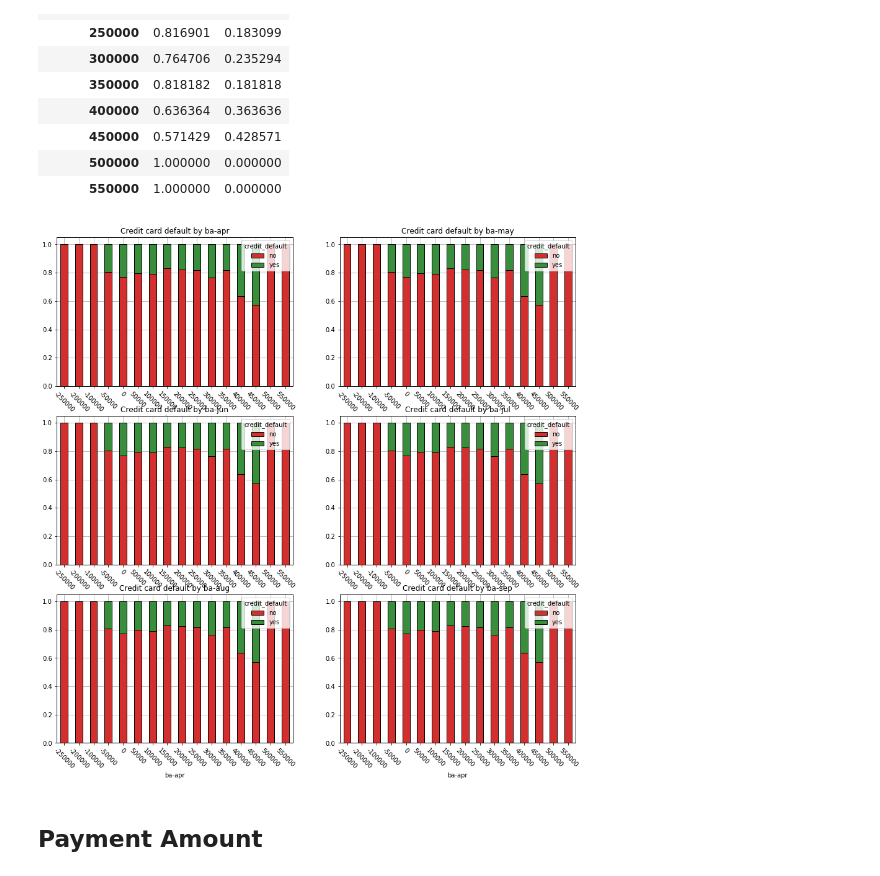
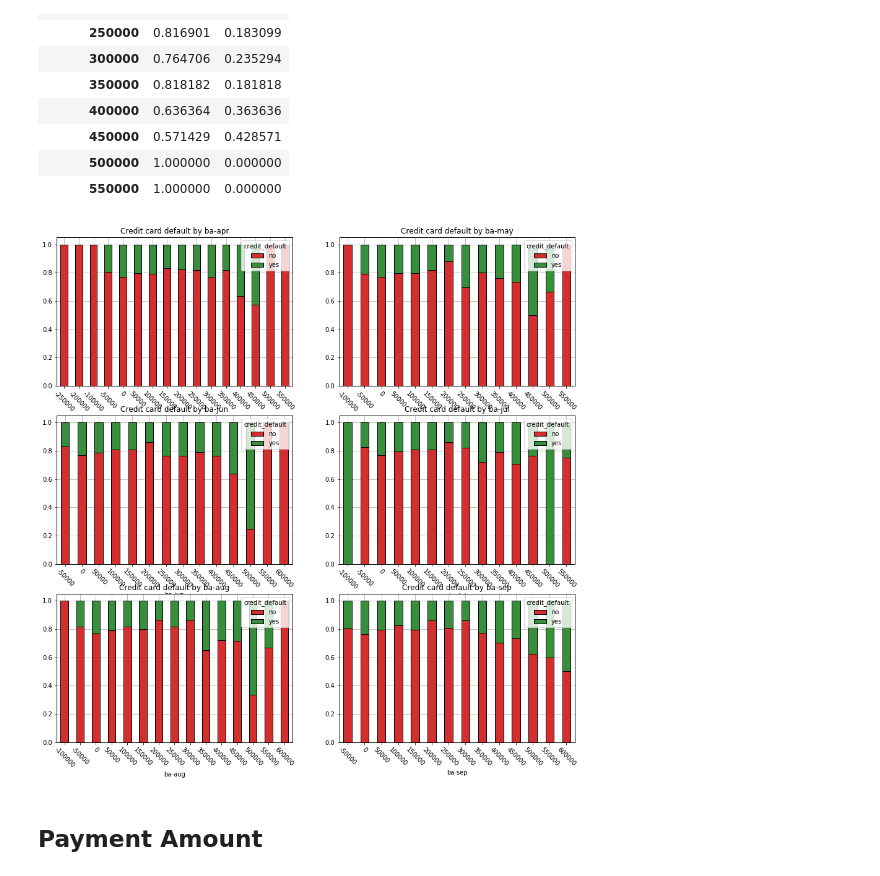
Before and after one commit to GaspareG/Unipi-Data-Mining, a Jupyter notebook: notebook/CardCardDefault.ipynb, the cells around one changed output. Cells and saved outputs as stored; diff of their text form; code cells hidden in the pictures.

```diff
--- a/notebook/CardCardDefault.ipynb
+++ b/notebook/CardCardDefault.ipynb
@@ -578,0 +575,16 @@ ps_default[0]
+# %%
+# Set up a grid of plots
+fig = plt.figure(figsize=(15, 15))
+fig_dims = (3, 2)
+
+for i in range(0, len(ps_var)):
+    x = i // fig_dims[1]
+    y = i % fig_dims[1]
+    sp = plt.subplot2grid(fig_dims, (x, y))
+    ps_default[i].plot(ax=sp, kind='bar', stacked=True, title='Credit card default by ' + ps_var[i], edgecolor='black')
+    plt.ylim(top=6000)
+    plt.ylabel("count")
+    plt.legend(loc="upper center")
+    plt.xticks(rotation=0)
+
+plt.show()
@@ -581,11 +616,11 @@ ps_default[0]
 fig = plt.figure(figsize=(15, 15))
 fig_dims = (3, 2)
 
-for i in range(0, len(ps_var)):
+for i in range(0, 6):#len(ps_var)):
     x = i // fig_dims[1]
     y = i % fig_dims[1]
     sp = plt.subplot2grid(fig_dims, (x, y))
-    ps_default[0].plot(ax=sp, kind='bar', stacked=True, title='Credit card default by ' + ps_var[i], edgecolor='black')
+    ps_default_norm[i].plot(ax=sp, kind='bar', stacked=True, title='Credit card default by ' + ps_var[i], edgecolor='black')
     plt.xticks(rotation=0)
 
 plt.show()
@@ -614,13 +628,0 @@ ps_default_norm[1]
-# %%
-# Set up a grid of plots
-fig = plt.figure(figsize=(15, 15))
-fig_dims = (3, 2)
-
-for i in range(0, len(ps_var)):
-    x = i // fig_dims[1]
-    y = i % fig_dims[1]
-    sp = plt.subplot2grid(fig_dims, (x, y))
-    ps_default_norm[0].plot(ax=sp, kind='bar', stacked=True, title='Credit card default by ' + ps_var[i], edgecolor='black')
-    plt.xticks(rotation=0)
-
-plt.show()
@@ -697,12 +697,17 @@ ba_default[0]
 fig = plt.figure(figsize=(15, 15))
 fig_dims = (3, 2)
 
-for i in range(0, len(ba_var)):
+for i in range(0, 6):#len(ba_var)):
     x = i // fig_dims[1]
     y = i % fig_dims[1]
     sp = plt.subplot2grid(fig_dims, (x, y))
-    ba_default[0].plot(ax=sp, kind='bar', stacked=True, title='Credit card default by ' + ba_var[i], edgecolor='black')
+    ba_default[i].plot(ax=sp, kind='bar', stacked=True, title='Credit default by ' + ba_var[i], edgecolor='black')
+    plt.ylim(top=8000)
+    plt.legend(loc="upper center")
+    plt.ylabel("count")
     plt.xticks(rotation=-45)
 
+plt.xlim(left=0)
+plt.subplots_adjust(hspace=0.35)
 plt.show()
 # %% [output]
@@ -736,18 +741,18 @@ ba_default_norm[0]
 # %%
 # Set up a grid of plots
 fig = plt.figure(figsize=(15, 15))
 fig_dims = (3, 2)
 
 for i in range(0, len(ba_var)):
     x = i // fig_dims[1]
     y = i % fig_dims[1]
     sp = plt.subplot2grid(fig_dims, (x, y))
-    ba_default_norm[0].plot(ax=sp, kind='bar', stacked=True, title='Credit card default by ' + ba_var[i], edgecolor='black')
+    ba_default_norm[i].plot(ax=sp, kind='bar', stacked=True, title='Credit card default by ' + ba_var[i], edgecolor='black')
     plt.xticks(rotation=-45)
 
 plt.show()
 # %% [output]
-[figure, old version]
+[figure, new version]
 # %% [markdown]
 Payment Amount
 --------
```
Also changed, not shown: parts of 51 cells of this notebook, 44 other files.
